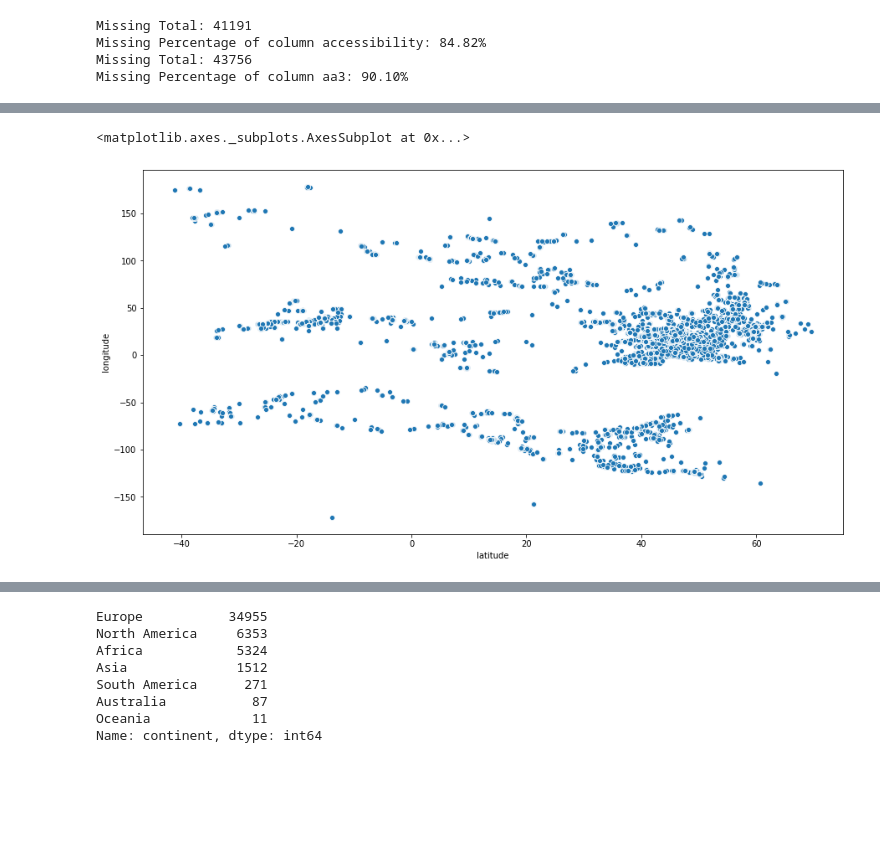
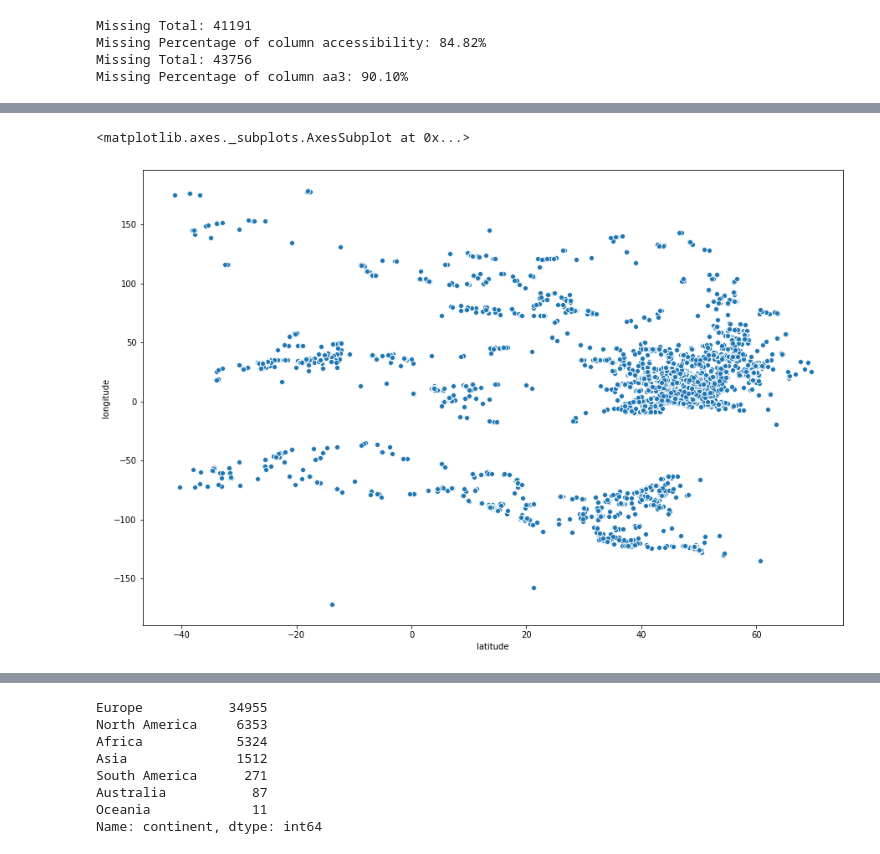
Before and after one commit to simonevaccari/Omdena_TrashOut, a Jupyter notebook: Omdena_Task0_UnderstandingData.ipynb, the cells around one changed output, grey strips where cells are left out. Saved outputs shown, nothing was run; the diff lists cells and outputs as text; code cells hidden in the pictures; blank space fills up the shorter version.

```diff
--- a/Omdena_Task0_UnderstandingData.ipynb
+++ b/Omdena_Task0_UnderstandingData.ipynb
@@ -307,12 +307,12 @@ world_combined.head()
 # %%
 #scatterplot to visualize our geospatial data
 import matplotlib.pyplot as plt
 import seaborn as sns
-plt.figure(figsize = (15,8))
+plt.figure(figsize = (15,10))
 sns.scatterplot(world_combined['latitude'], world_combined['longitude'])
 # %% [output]
 <matplotlib.axes._subplots.AxesSubplot at 0x...>
-[figure, old version]
+[figure, new version]
 # %%
 # Info on Features
 world_combined.info()
```
Also changed, not shown: parts of 9 cells of this notebook.
